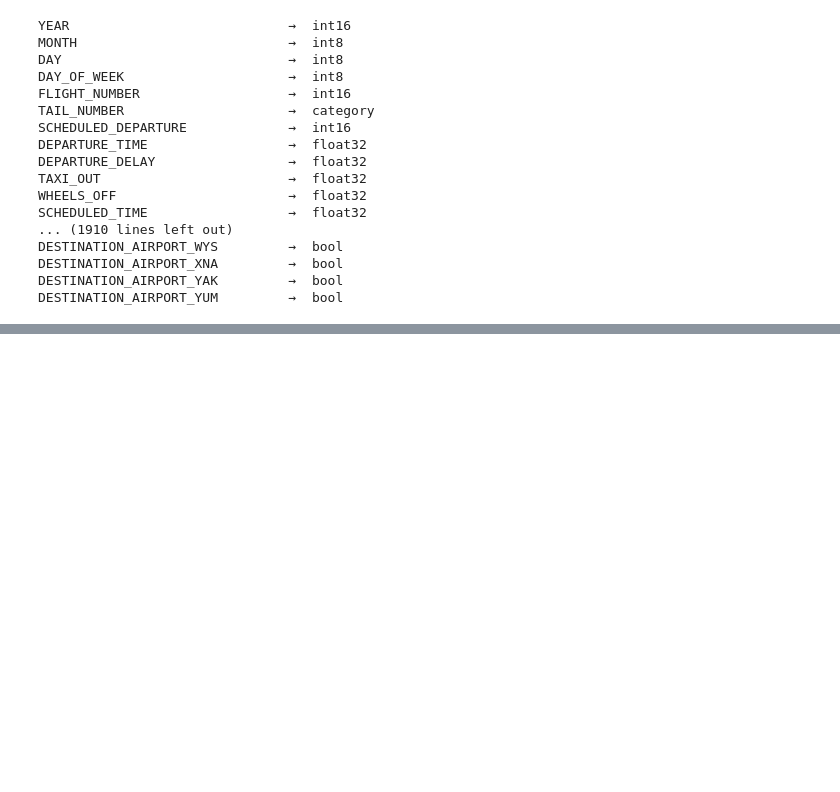
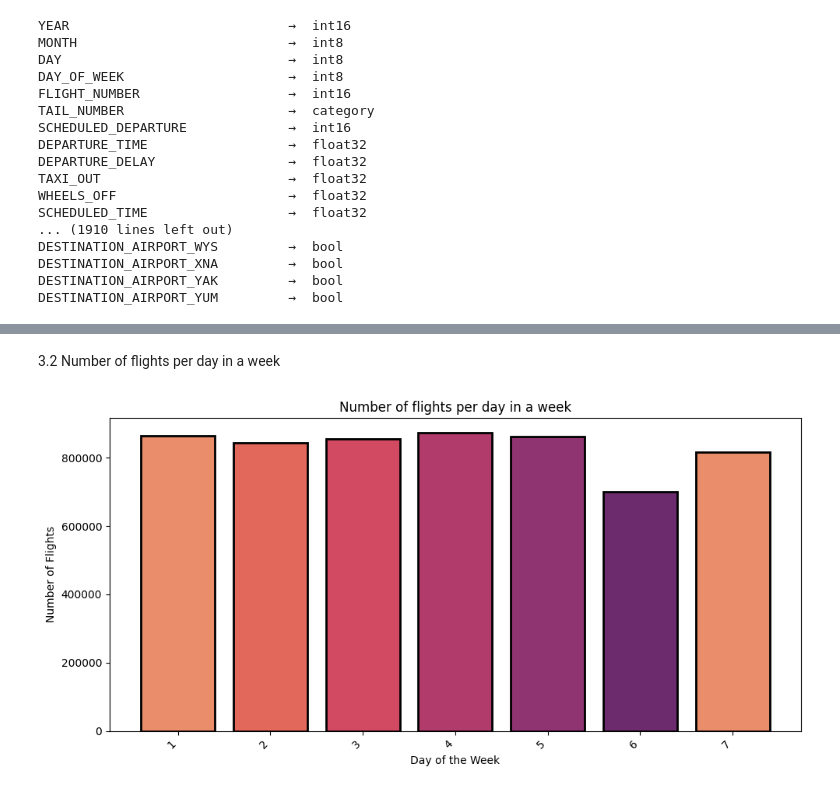
Before and after one commit to ryadavnitb/Batch-7, a Jupyter notebook: Infosys_Internship.ipynb, the cells around one changed output, grey strips where cells are left out. Cells and saved outputs as stored; diff of their text form; code cells hidden in the pictures; blank space fills up the shorter version.

```diff
--- a/Infosys_Internship.ipynb
+++ b/Infosys_Internship.ipynb
@@ -565,0 +543,20 @@ plt.show()
+# %% [markdown]
+3.2 Number of flights per day in a week
+# %%
+plt.figure(figsize=(10, 5))
+
+week_counts = df['DAY_OF_WEEK'].value_counts().sort_index()
+
+color = sns.color_palette("flare")
+
+plt.bar(week_counts.index, week_counts.values, color=color, edgecolor='black', linewidth=2)
+plt.title('Number of flights per day in a week')
+plt.xlabel('Day of the Week')
+plt.ylabel('Number of Flights')
+
+plt.xticks(week_counts.index, rotation=45, ha='right')
+
+plt.tight_layout()
+plt.show()
+# %% [output]
+[figure, added]
```
Also changed, not shown: parts of 48 cells of this notebook.
